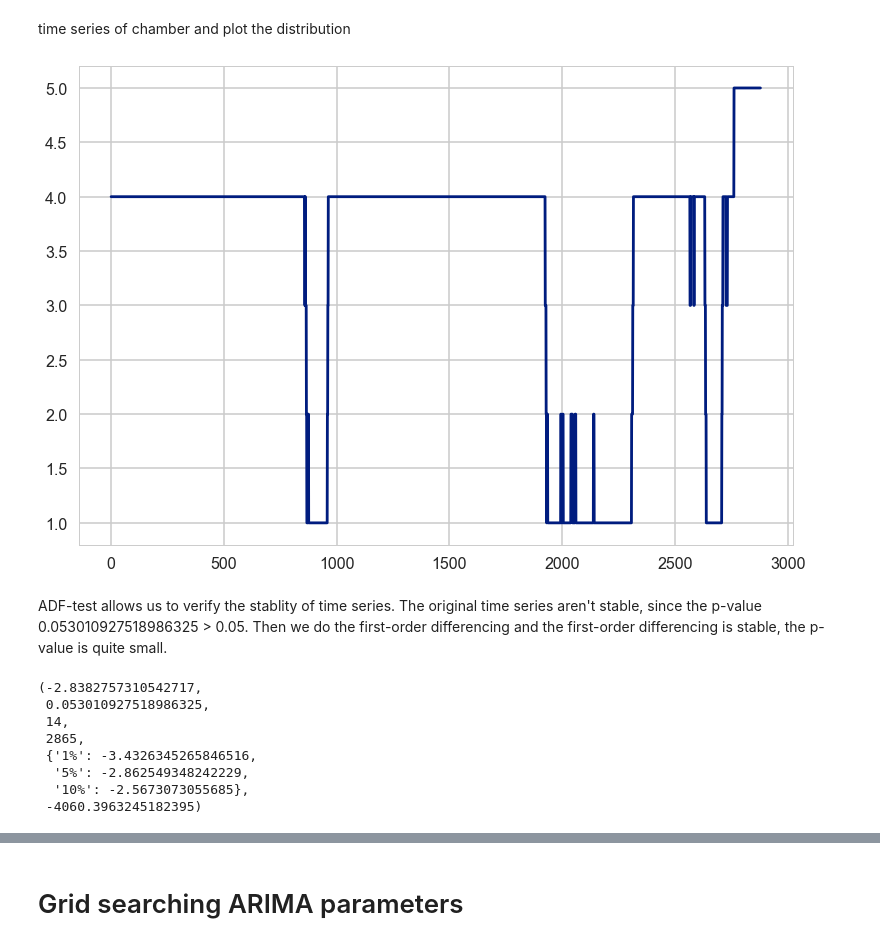
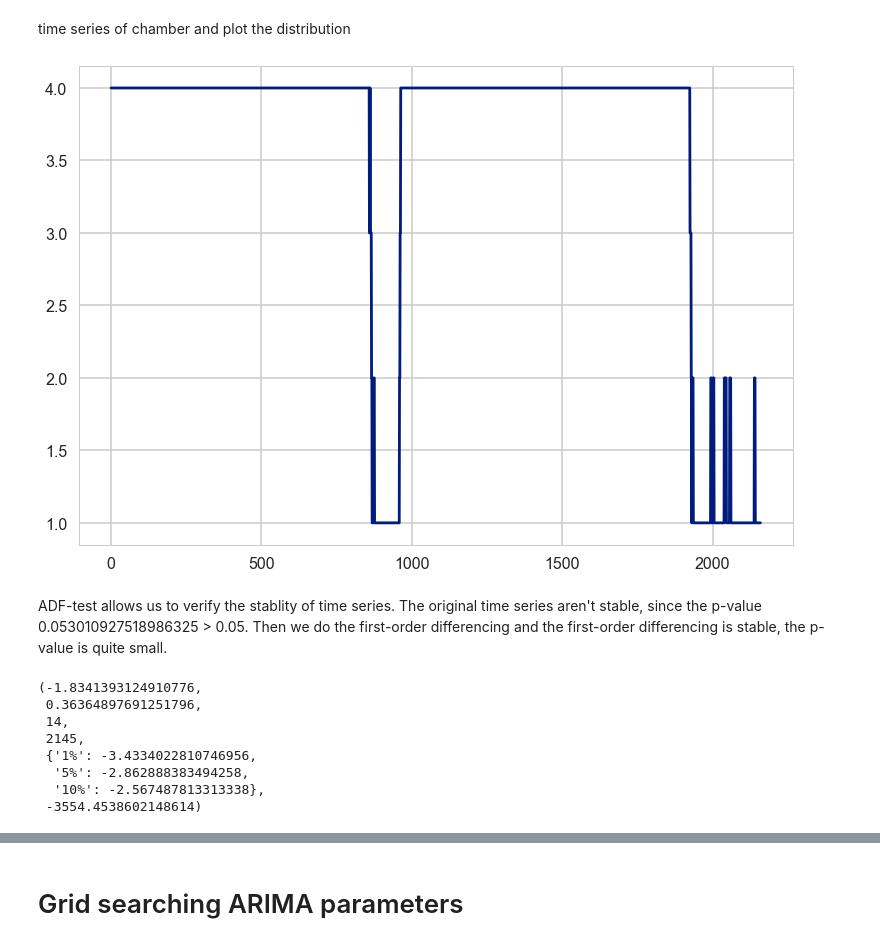
Before and after one commit to tonglinyan/animal_trajectory_prediction, a Jupyter notebook: code/adding_traditional_forecasting_ARIMA.ipynb, the cells around one changed output, grey strips where cells are left out. Saved outputs shown, nothing was run; the diff lists cells and outputs as text; code cells hidden in the pictures.

```diff
--- a/code/adding_traditional_forecasting_ARIMA.ipynb
+++ b/code/adding_traditional_forecasting_ARIMA.ipynb
@@ -191,30 +193,30 @@ from statsmodels.tsa.stattools import adfuller as ADF
 # %% [markdown]
 time series of chamber and plot the distribution
 # %%
-
 #n, p = training_data.shape
 #for i in range(1,p):
 
 i = 13
 autocorr_data = training_data['%i'%i].dropna().reset_index(drop=True)
+autocorr_data = autocorr_data.iloc[0:math.floor(len(autocorr_data)*0.75)]
 autocorr_data.plot()
 plt.savefig('../figures/insect/ant/distribution_%i.png'%i)
 plt.show()
 # %% [output]
-[figure, old version]
+[figure, new version]
 # %% [markdown]
 ADF-test allows us to verify the stablity of time series. The original time series aren't stable, since the p-value 0.053010927518986325 > 0.05. Then we do the first-order differencing and the first-order differencing is stable, the p-value is quite small.
 # %%
 ADF(autocorr_data)
 # %% [output]
-(-2.8382757310542717,
- 0.053010927518986325,
+(-1.8341393124910776,
+ 0.36364897691251796,
  14,
- 2865,
- {'1%': -3.4326345265846516,
-  '5%': -2.862549348242229,
-  '10%': -2.5673073055685},
- -4060.3963245182395)
+ 2145,
+ {'1%': -3.4334022810746956,
+  '5%': -2.862888383494258,
+  '10%': -2.567487813313338},
+ -3554.4538602148614)
 # %%
 d_data = autocorr_data.diff().dropna()
 d_data.columns = ['first-order differencing']
```
Also changed, not shown: parts of 19 cells of this notebook, 2 other files.
